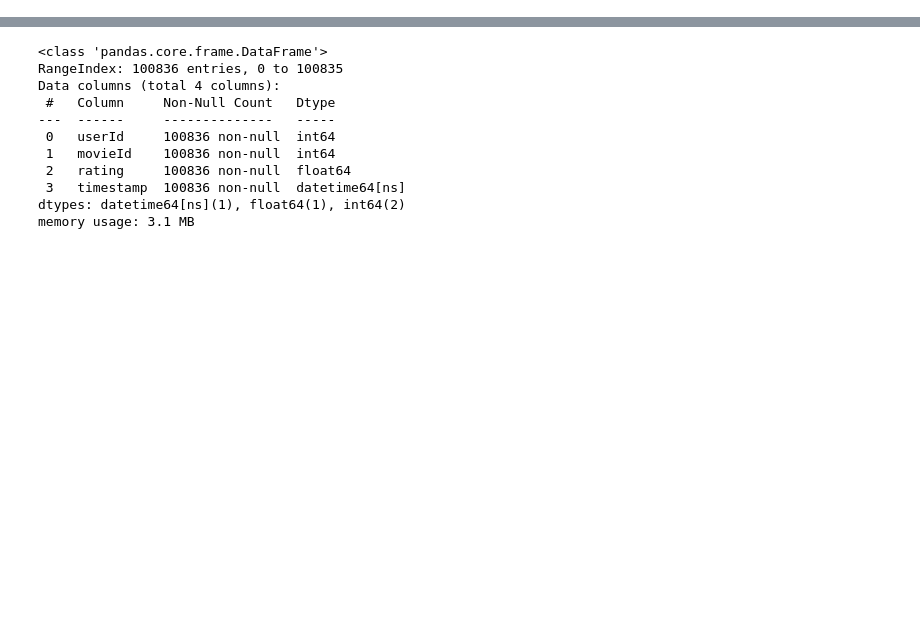
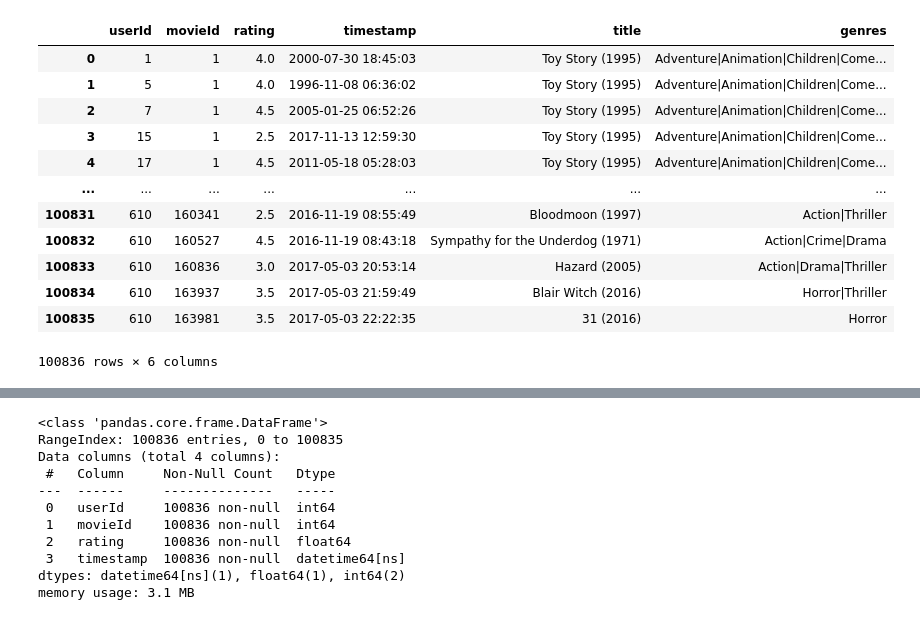
Before and after one commit to sku1978/sk-share-repo, a Jupyter notebook: ML/Recommender-System/Simple Recommender System.ipynb, the cells around one changed output, grey strips where cells are left out. Saved outputs shown, nothing was run; the diff lists cells and outputs as text; code cells hidden in the pictures; blank space fills up the shorter version.

```diff
--- a/ML/Recommender-System/Simple Recommender System.ipynb
+++ b/ML/Recommender-System/Simple Recommender System.ipynb
@@ -18,3 +18,19 @@ def dateparse (time_in_secs):
 # %%
 df=pd.read_csv('https://raw.githubusercontent.com/sku1978/sk-share-repo/main/ML/Recommender-System/ratings.csv', sep=',', parse_dates=['timestamp'], date_parser=dateparse)
 movies=pd.read_csv('https://raw.githubusercontent.com/sku1978/sk-share-repo/main/ML/Recommender-System/movies.csv', sep=',')
+# %%
+df
+# %% [output]
+|  | userId | movieId | rating | timestamp | title | genres |
+| 0 | 1 | 1 | 4.0 | 2000-07-30 18:45:03 | Toy Story (1995) | Adventure|Animation|Children|Come... |
+| 1 | 5 | 1 | 4.0 | 1996-11-08 06:36:02 | Toy Story (1995) | Adventure|Animation|Children|Come... |
+| 2 | 7 | 1 | 4.5 | 2005-01-25 06:52:26 | Toy Story (1995) | Adventure|Animation|Children|Come... |
+| 3 | 15 | 1 | 2.5 | 2017-11-13 12:59:30 | Toy Story (1995) | Adventure|Animation|Children|Come... |
+| 4 | 17 | 1 | 4.5 | 2011-05-18 05:28:03 | Toy Story (1995) | Adventure|Animation|Children|Come... |
+| ... | ... | ... | ... | ... | ... | ... |
+| 100831 | 610 | 160341 | 2.5 | 2016-11-19 08:55:49 | Bloodmoon (1997) | Action|Thriller |
+| 100832 | 610 | 160527 | 4.5 | 2016-11-19 08:43:18 | Sympathy for the Underdog (1971) | Action|Crime|Drama |
+| 100833 | 610 | 160836 | 3.0 | 2017-05-03 20:53:14 | Hazard (2005) | Action|Drama|Thriller |
+| 100834 | 610 | 163937 | 3.5 | 2017-05-03 21:59:49 | Blair Witch (2016) | Horror|Thriller |
+| 100835 | 610 | 163981 | 3.5 | 2017-05-03 22:22:35 | 31 (2016) | Horror |
+100836 rows × 6 columns
```
Also changed, not shown: parts of 12 cells of this notebook.
